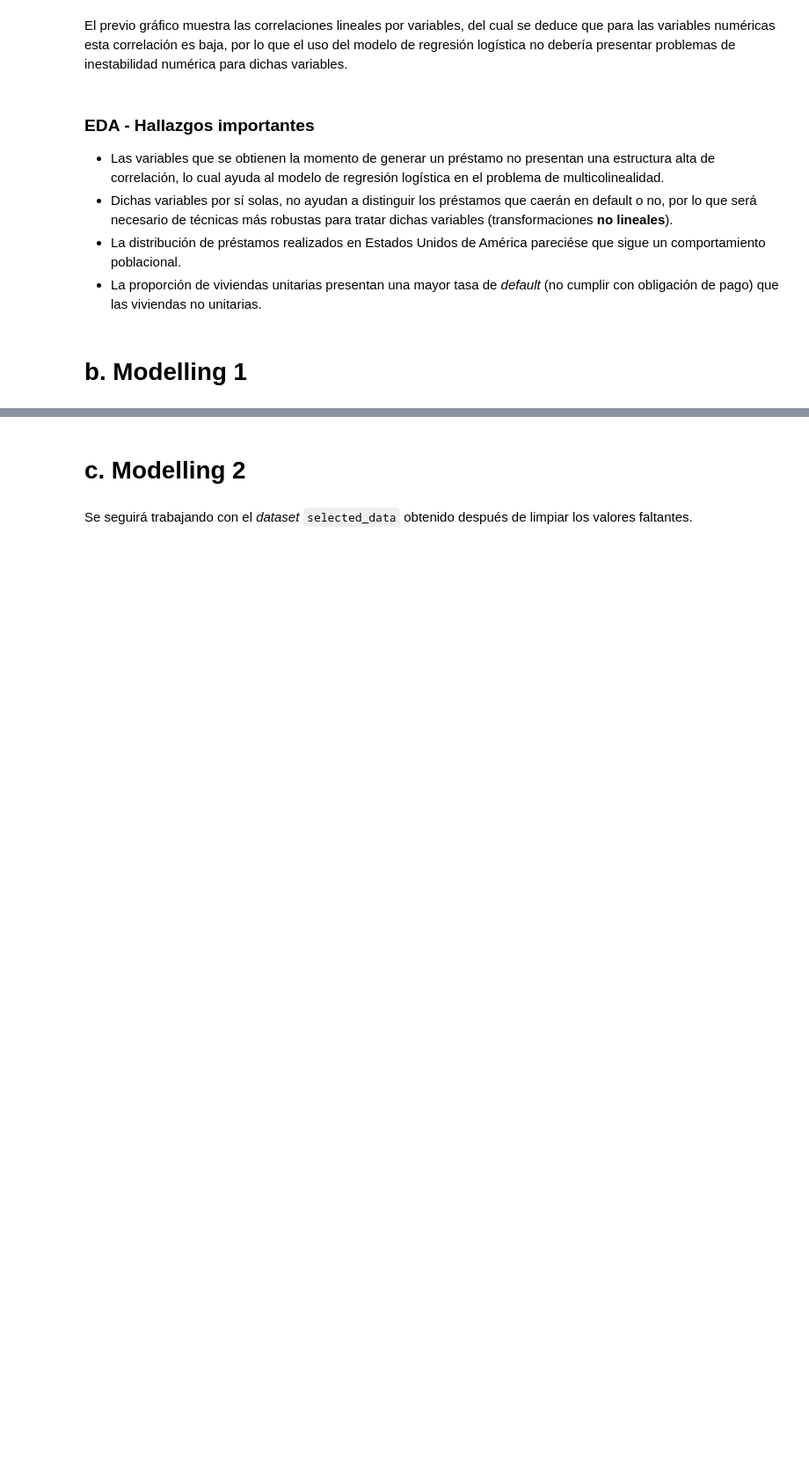
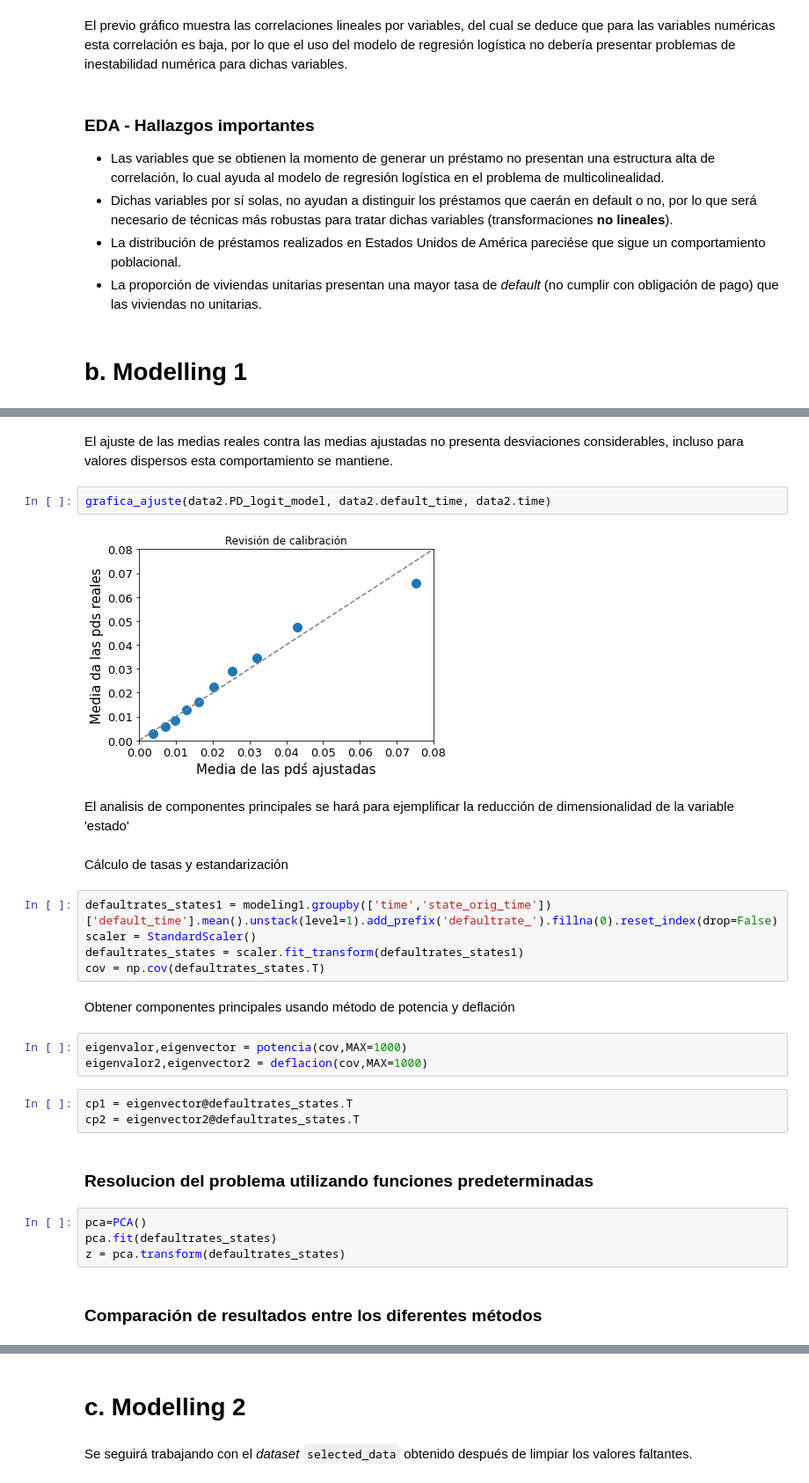
Before and after one commit to arenitss/Proyecto_Final_Analisis_Numerico_Computo_Cientifico, a Jupyter notebook: Reporte/Reporte.ipynb, the cells around one changed output, grey strips where cells are left out. Shown at 88% size. Drawn from its saved outputs; the diff is of its cells as text; blank space fills up the shorter version.

```diff
--- a/Reporte/Reporte.ipynb
+++ b/Reporte/Reporte.ipynb
@@ -502,0 +585,31 @@ El previo gráfico muestra las correlaciones lineales por variables, del cual se
+# %% [markdown]
+El ajuste de las medias reales contra las medias ajustadas no presenta desviaciones considerables, incluso para valores dispersos esta comportamiento se mantiene.
+# %%
+grafica_ajuste(data2.PD_logit_model, data2.default_time, data2.time)
+# %% [output]
+[figure, added]
+# %% [markdown]
+El analisis de componentes principales se hará para ejemplificar la reducción de dimensionalidad de la variable 'estado'
+# %% [markdown]
+Cálculo de tasas y estandarización
+# %%
+defaultrates_states1 = modeling1.groupby(['time','state_orig_time'])['default_time'].mean().unstack(level=1).add_prefix('defaultrate_').fillna(0).reset_index(drop=False)
+scaler = StandardScaler()
+defaultrates_states = scaler.fit_transform(defaultrates_states1)
+cov = np.cov(defaultrates_states.T)
+# %% [markdown]
+Obtener componentes principales usando método de potencia y deflación
+# %%
+eigenvalor,eigenvector = potencia(cov,MAX=1000)
+eigenvalor2,eigenvector2 = deflacion(cov,MAX=1000)
+# %%
+cp1 = eigenvector@defaultrates_states.T
+cp2 = eigenvector2@defaultrates_states.T
+# %% [markdown]
+### Resolucion del problema utilizando funciones predeterminadas
+# %%
+pca=PCA()
+pca.fit(defaultrates_states)
+z = pca.transform(defaultrates_states)
+# %% [markdown]
+### Comparación de resultados entre los diferentes métodos
```
Also changed, not shown: parts of 46 cells of this notebook.
